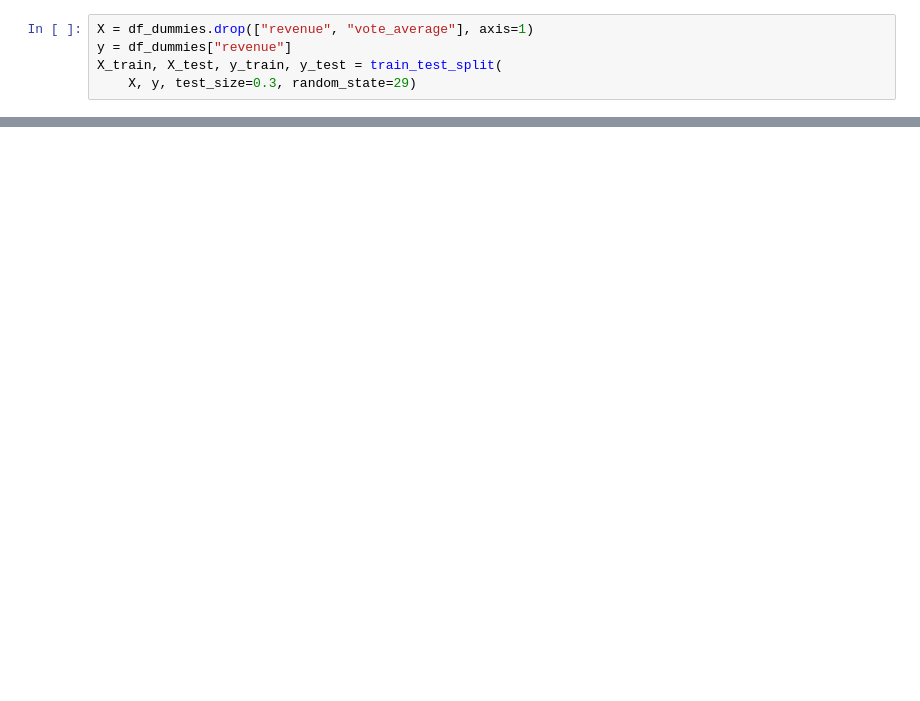
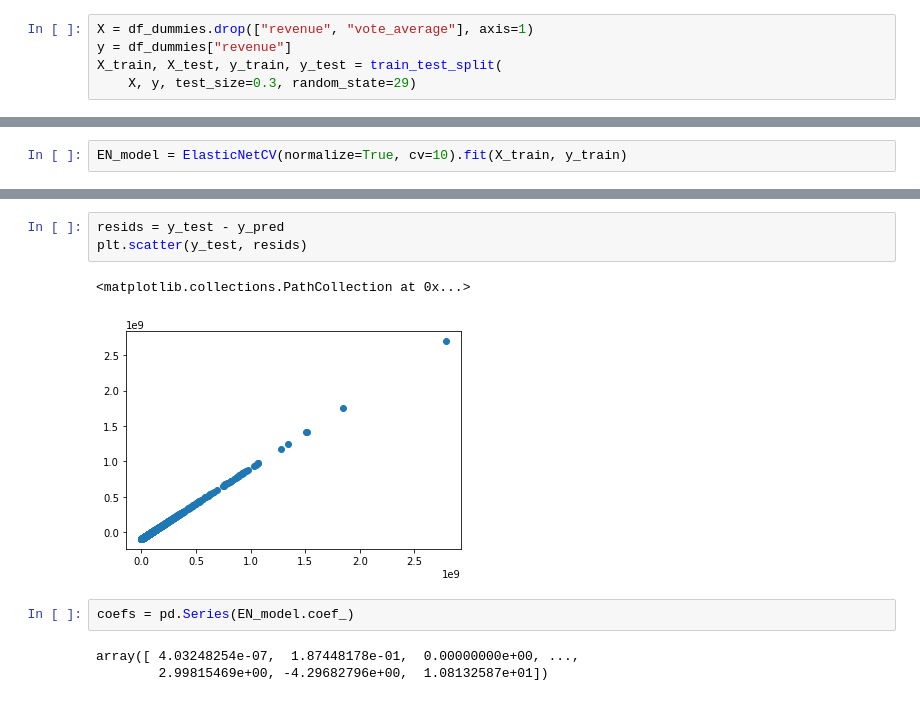
Before and after one commit to alecarreche/movies, a Jupyter notebook: models.ipynb, the cells around one changed output, grey strips where cells are left out. Saved outputs shown, nothing was run; the diff lists cells and outputs as text; blank space fills up the shorter version.

```diff
--- a/models.ipynb
+++ b/models.ipynb
@@ -94,0 +209,2 @@ explained_variance_score(y_test, y_pred)
+# %%
+EN_model = ElasticNetCV(normalize=True, cv=10).fit(X_train, y_train)
@@ -94,0 +218,11 @@ explained_variance_score(y_test, y_pred)
+# %%
+resids = y_test - y_pred
+plt.scatter(y_test, resids)
+# %% [output]
+<matplotlib.collections.PathCollection at 0x...>
+[figure, added]
+# %%
+coefs = pd.Series(EN_model.coef_)
+# %% [output]
+array([ 4.03248254e-07,  1.87448178e-01,  0.00000000e+00, ...,
+        2.99815469e+00, -4.29682796e+00,  1.08132587e+01])
```
Also changed, not shown: parts of 26 cells of this notebook.
